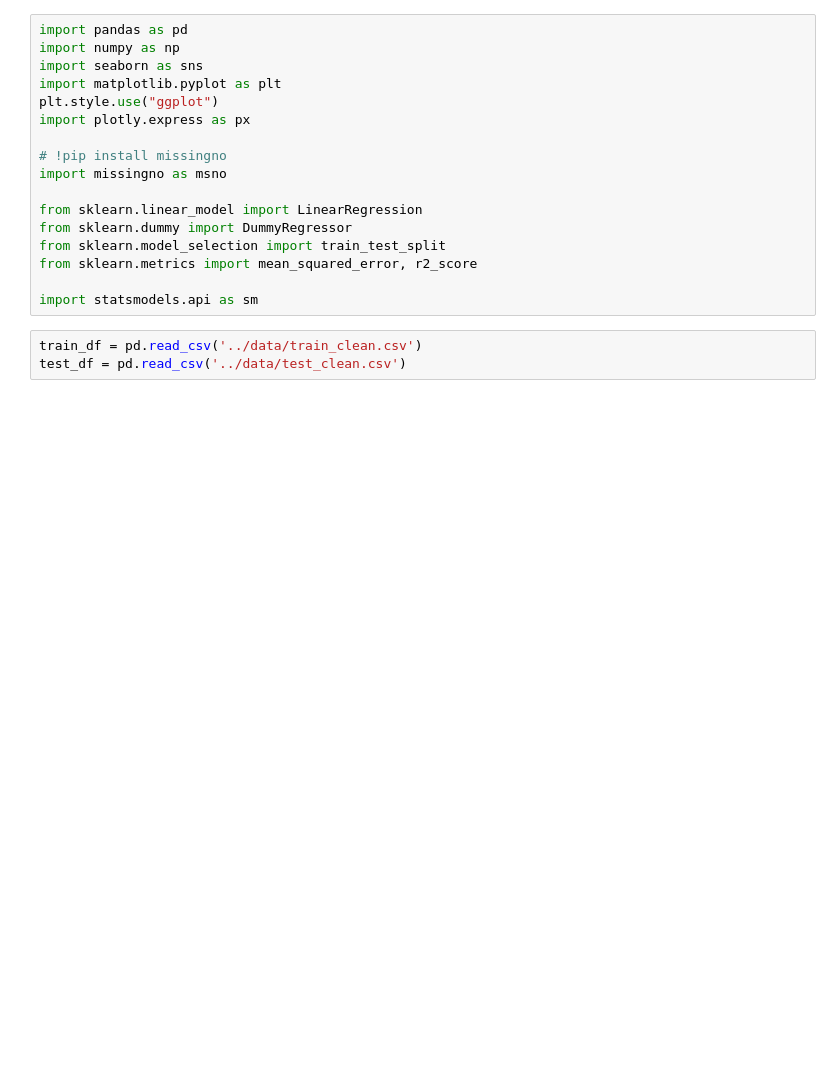
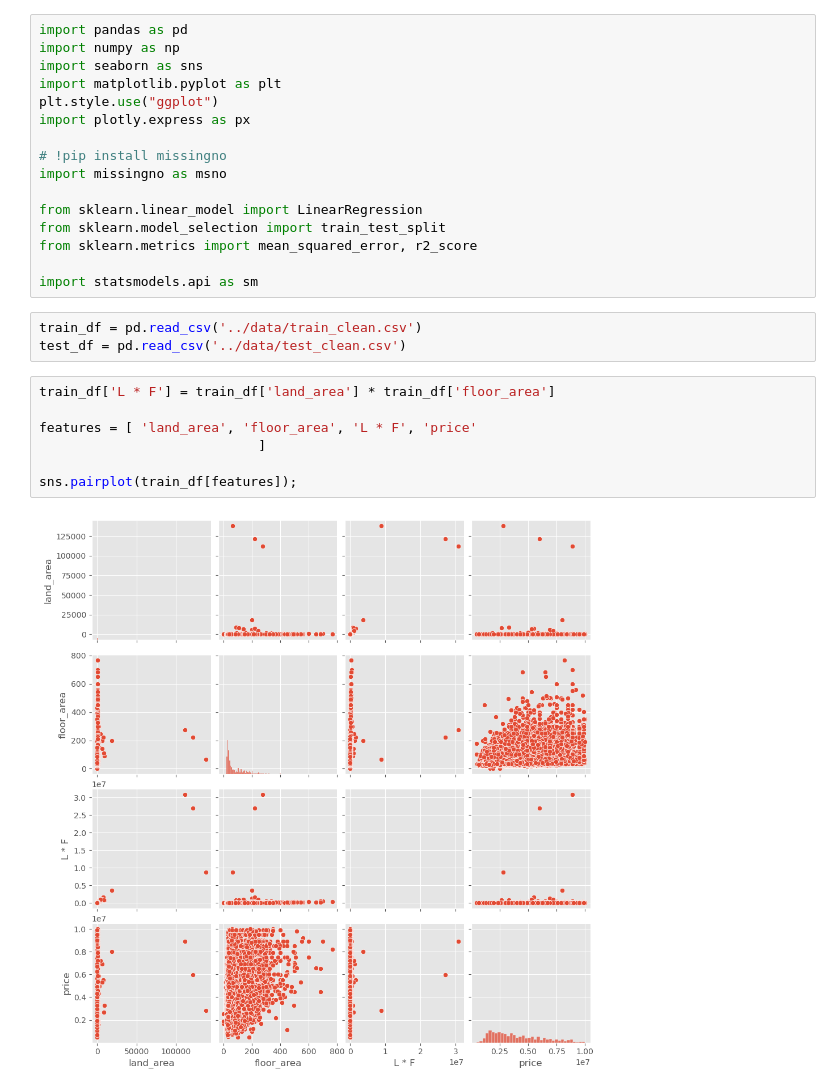
Before and after one commit to auttwitter/DSI-04, a Jupyter notebook: project_2/code/02_regression.ipynb, the cells around one changed output. Saved outputs shown, nothing was run; the diff lists cells and outputs as text; blank space fills up the shorter version.

```diff
--- a/project_2/code/02_regression.ipynb
+++ b/project_2/code/02_regression.ipynb
@@ -10,7 +10,6 @@ import plotly.express as px
 import missingno as msno
 
 from sklearn.linear_model import LinearRegression
-from sklearn.dummy import DummyRegressor
 from sklearn.model_selection import train_test_split
 from sklearn.metrics import mean_squared_error, r2_score
 
@@ -18,3 +17,12 @@ import statsmodels.api as sm
 # %%
 train_df = pd.read_csv('../data/train_clean.csv')
 test_df = pd.read_csv('../data/test_clean.csv')
+# %%
+train_df['L * F'] = train_df['land_area'] * train_df['floor_area']
+
+features = [ 'land_area', 'floor_area', 'L * F', 'price'
+                            ]
+
+sns.pairplot(train_df[features]);
+# %% [output]
+[figure, added]
```
Also changed, not shown: parts of 11 cells of this notebook, 4 other files.
